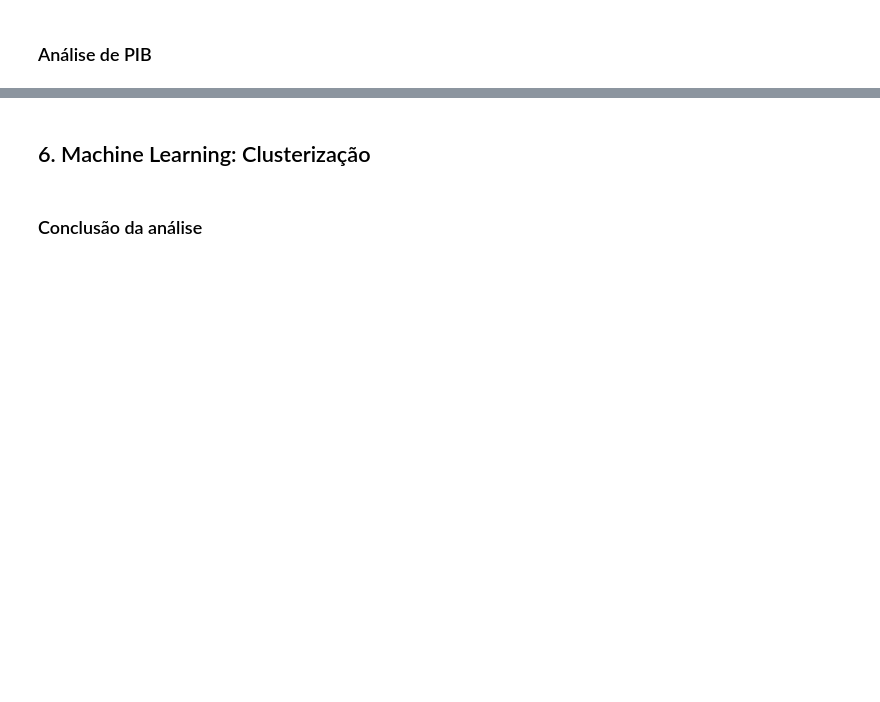
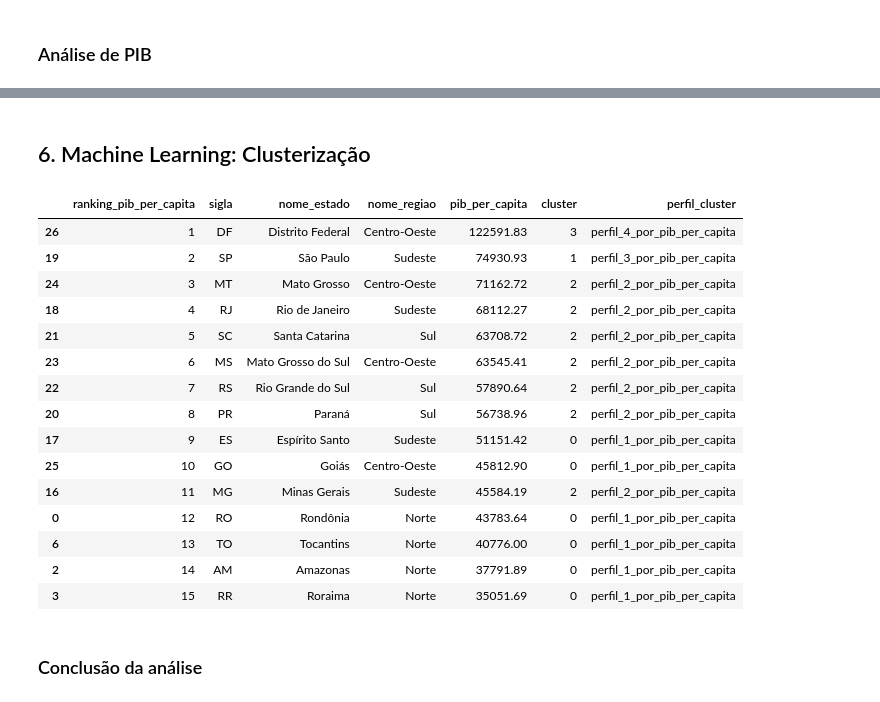
Before and after one commit to LeoRlucena/engenharia-dados-ibge, a Jupyter notebook: notebooks/analise.ipynb, the cells around one changed output, grey strips where cells are left out. Drawn from its saved outputs; the diff is of its cells as text; code cells hidden in the pictures; blank space fills up the shorter version.

```diff
--- a/notebooks/analise.ipynb
+++ b/notebooks/analise.ipynb
@@ -131,2 +197,0 @@ grafico_relacao_populacao_pib(df)
-# %% [markdown]
-## 6. Machine Learning: Clusterização
@@ -137,3 +198,28 @@ df[['ranking_pib_per_capita', 'sigla', 'nome_estado', 'nome_regiao', 'pib_per_ca
+# %% [markdown]
+## 6. Machine Learning: Clusterização
+# %%
+(
+    df[['ranking_pib_per_capita', 'sigla', 'nome_estado', 'nome_regiao', 'pib_per_capita', 'cluster', 'perfil_cluster']]
+    .sort_values('ranking_pib_per_capita')
+    .head(15)
+)
+# %% [output]
+|  | ranking_pib_per_capita | sigla | nome_estado | nome_regiao | pib_per_capita | cluster | perfil_cluster |
+| 26 | 1 | DF | Distrito Federal | Centro-Oeste | 122591.83 | 3 | perfil_4_por_pib_per_capita |
+| 19 | 2 | SP | São Paulo | Sudeste | 74930.93 | 1 | perfil_3_por_pib_per_capita |
+| 24 | 3 | MT | Mato Grosso | Centro-Oeste | 71162.72 | 2 | perfil_2_por_pib_per_capita |
+| 18 | 4 | RJ | Rio de Janeiro | Sudeste | 68112.27 | 2 | perfil_2_por_pib_per_capita |
+| 21 | 5 | SC | Santa Catarina | Sul | 63708.72 | 2 | perfil_2_por_pib_per_capita |
+| 23 | 6 | MS | Mato Grosso do Sul | Centro-Oeste | 63545.41 | 2 | perfil_2_por_pib_per_capita |
+| 22 | 7 | RS | Rio Grande do Sul | Sul | 57890.64 | 2 | perfil_2_por_pib_per_capita |
+| 20 | 8 | PR | Paraná | Sul | 56738.96 | 2 | perfil_2_por_pib_per_capita |
+| 17 | 9 | ES | Espírito Santo | Sudeste | 51151.42 | 0 | perfil_1_por_pib_per_capita |
+| 25 | 10 | GO | Goiás | Centro-Oeste | 45812.90 | 0 | perfil_1_por_pib_per_capita |
+| 16 | 11 | MG | Minas Gerais | Sudeste | 45584.19 | 2 | perfil_2_por_pib_per_capita |
+| 0 | 12 | RO | Rondônia | Norte | 43783.64 | 0 | perfil_1_por_pib_per_capita |
+| 6 | 13 | TO | Tocantins | Norte | 40776.00 | 0 | perfil_1_por_pib_per_capita |
+| 2 | 14 | AM | Amazonas | Norte | 37791.89 | 0 | perfil_1_por_pib_per_capita |
+| 3 | 15 | RR | Roraima | Norte | 35051.69 | 0 | perfil_1_por_pib_per_capita |
 # %% [markdown]
 ### Conclusão da análise
 # %% [markdown]
```
Also changed, not shown: parts of 8 cells of this notebook, 3 other files.
